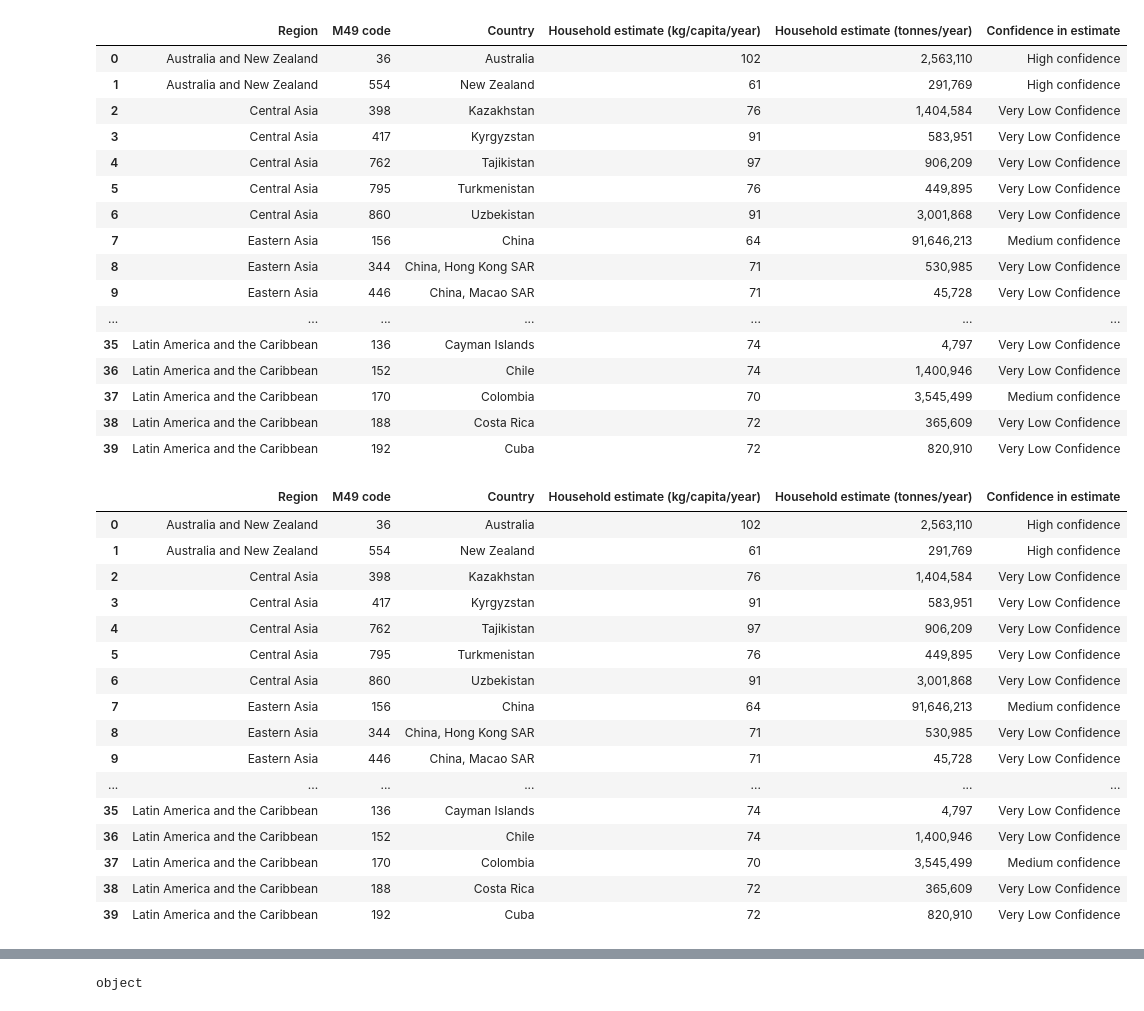
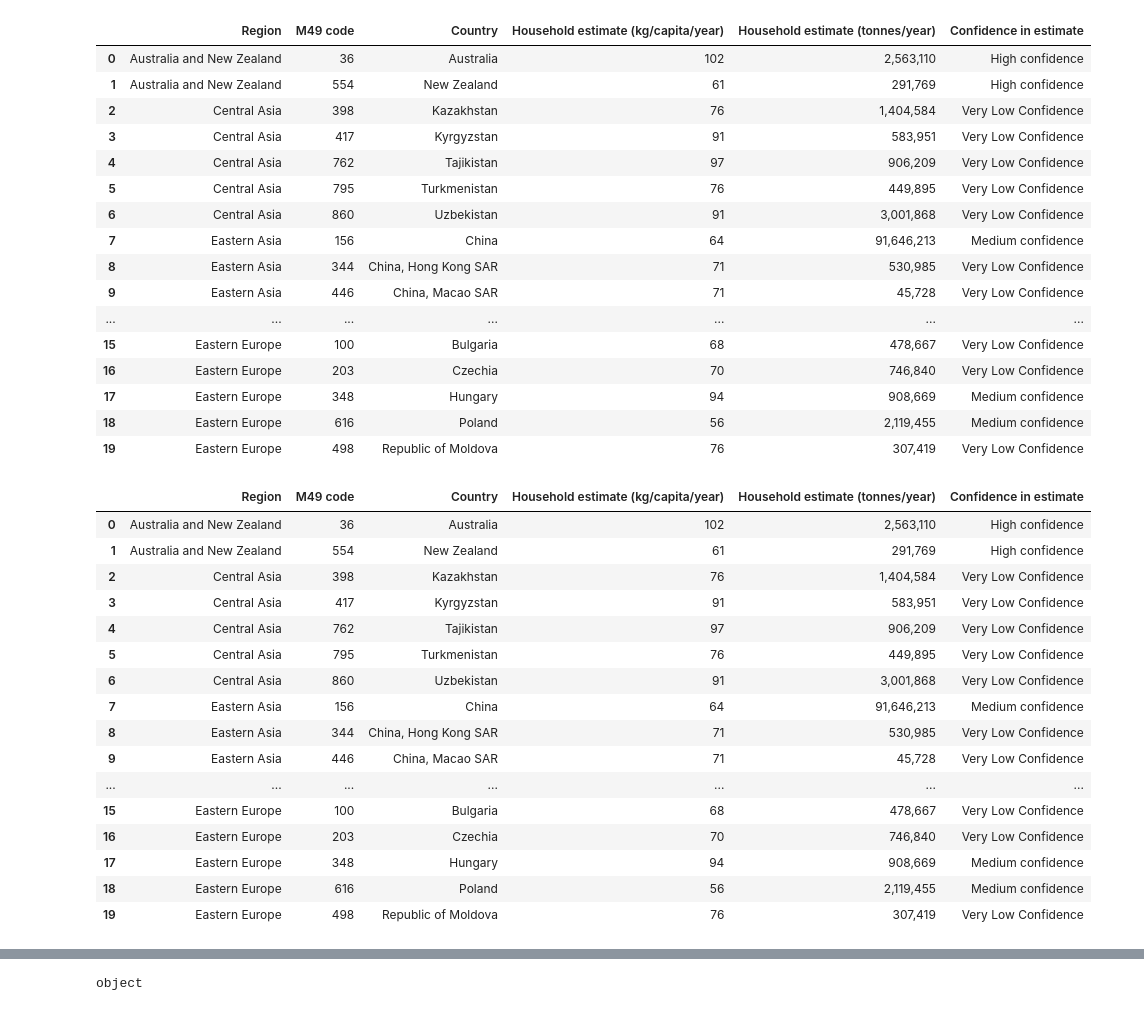
Before and after one commit to MIT-Emerging-Talent/2024-group-11-cdsp, a Jupyter notebook: milestone/milestone_3/analys.ipynb, the cells around one changed output, grey strips where cells are left out. Cells and saved outputs as stored; diff of their text form; code cells hidden in the pictures.

```diff
--- a/milestone/milestone_3/analys.ipynb
+++ b/milestone/milestone_3/analys.ipynb
@@ -1,38 +1,38 @@
 # %%
 import pandas as pd
 import matplotlib.pyplot as plt
 import seaborn as sns
 import re
 
 # Load data from file
 file_path = "./household_food_waste.csv"
 data = pd.read_csv(file_path)
 
 # Display the first few rows of the data
-data.head(40)
+data.head(20)
 # %% [output]
 |  | Region | M49 code | Country | Household estimate (kg/capita/year) | Household estimate (tonnes/year) | Confidence in estimate |
 | 0 | Australia and New Zealand | 36 | Australia | 102 | 2,563,110 | High confidence |
 | 1 | Australia and New Zealand | 554 | New Zealand | 61 | 291,769 | High confidence |
 | 2 | Central Asia | 398 | Kazakhstan | 76 | 1,404,584 | Very Low Confidence |
 | 3 | Central Asia | 417 | Kyrgyzstan | 91 | 583,951 | Very Low Confidence |
 | 4 | Central Asia | 762 | Tajikistan | 97 | 906,209 | Very Low Confidence |
 | 5 | Central Asia | 795 | Turkmenistan | 76 | 449,895 | Very Low Confidence |
 | 6 | Central Asia | 860 | Uzbekistan | 91 | 3,001,868 | Very Low Confidence |
 | 7 | Eastern Asia | 156 | China | 64 | 91,646,213 | Medium confidence |
 | 8 | Eastern Asia | 344 | China, Hong Kong SAR | 71 | 530,985 | Very Low Confidence |
 | 9 | Eastern Asia | 446 | China, Macao SAR | 71 | 45,728 | Very Low Confidence |
 | ... | ... | ... | ... | ... | ... | ... |
-| 35 | Latin America and the Caribbean | 136 | Cayman Islands | 74 | 4,797 | Very Low Confidence |
-| 36 | Latin America and the Caribbean | 152 | Chile | 74 | 1,400,946 | Very Low Confidence |
-| 37 | Latin America and the Caribbean | 170 | Colombia | 70 | 3,545,499 | Medium confidence |
-| 38 | Latin America and the Caribbean | 188 | Costa Rica | 72 | 365,609 | Very Low Confidence |
-| 39 | Latin America and the Caribbean | 192 | Cuba | 72 | 820,910 | Very Low Confidence |
+| 15 | Eastern Europe | 100 | Bulgaria | 68 | 478,667 | Very Low Confidence |
+| 16 | Eastern Europe | 203 | Czechia | 70 | 746,840 | Very Low Confidence |
+| 17 | Eastern Europe | 348 | Hungary | 94 | 908,669 | Medium confidence |
+| 18 | Eastern Europe | 616 | Poland | 56 | 2,119,455 | Medium confidence |
+| 19 | Eastern Europe | 498 | Republic of Moldova | 76 | 307,419 | Very Low Confidence |
 # %%
 # Replace '*' values with 0
 data['Household estimate (tonnes/year)'] = data['Household estimate (tonnes/year)'].replace('*', 0)
 
-data.head(40)
+data.head(20)
 # %% [output]
 |  | Region | M49 code | Country | Household estimate (kg/capita/year) | Household estimate (tonnes/year) | Confidence in estimate |
 | 0 | Australia and New Zealand | 36 | Australia | 102 | 2,563,110 | High confidence |
@@ -46,11 +46,11 @@ data.head(40)
 | 8 | Eastern Asia | 344 | China, Hong Kong SAR | 71 | 530,985 | Very Low Confidence |
 | 9 | Eastern Asia | 446 | China, Macao SAR | 71 | 45,728 | Very Low Confidence |
 | ... | ... | ... | ... | ... | ... | ... |
-| 35 | Latin America and the Caribbean | 136 | Cayman Islands | 74 | 4,797 | Very Low Confidence |
-| 36 | Latin America and the Caribbean | 152 | Chile | 74 | 1,400,946 | Very Low Confidence |
-| 37 | Latin America and the Caribbean | 170 | Colombia | 70 | 3,545,499 | Medium confidence |
-| 38 | Latin America and the Caribbean | 188 | Costa Rica | 72 | 365,609 | Very Low Confidence |
-| 39 | Latin America and the Caribbean | 192 | Cuba | 72 | 820,910 | Very Low Confidence |
+| 15 | Eastern Europe | 100 | Bulgaria | 68 | 478,667 | Very Low Confidence |
+| 16 | Eastern Europe | 203 | Czechia | 70 | 746,840 | Very Low Confidence |
+| 17 | Eastern Europe | 348 | Hungary | 94 | 908,669 | Medium confidence |
+| 18 | Eastern Europe | 616 | Poland | 56 | 2,119,455 | Medium confidence |
+| 19 | Eastern Europe | 498 | Republic of Moldova | 76 | 307,419 | Very Low Confidence |
 # %%
 # Check the data type of the column
 print(data['Household estimate (tonnes/year)'].dtype)
```
Also changed, not shown: parts of 8 cells of this notebook.
